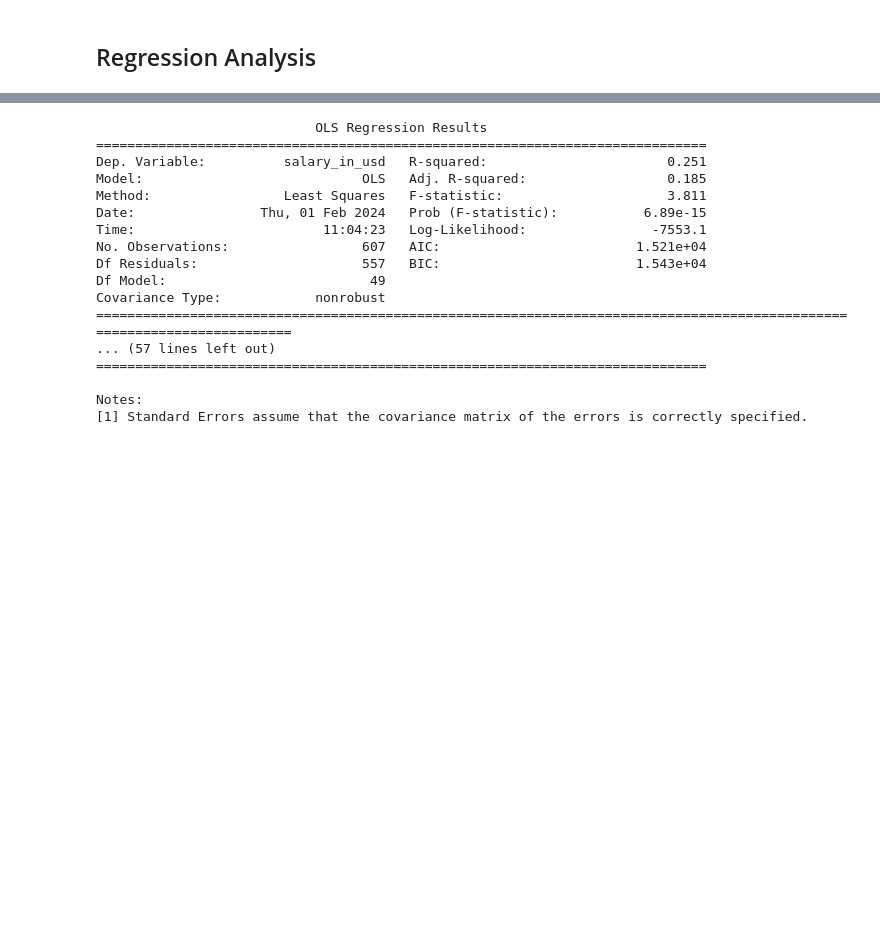
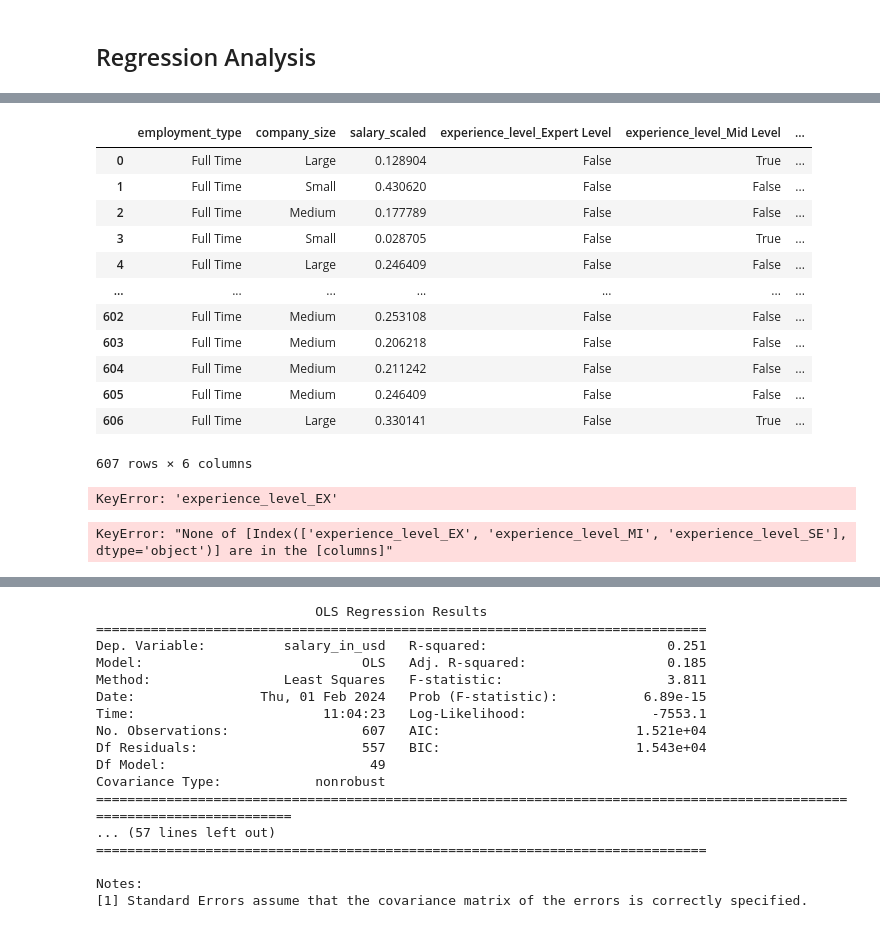
Before and after one commit to ed-gar-k/Phase-2-project, a Jupyter notebook: Untitled.ipynb, the cells around one changed output, grey strips where cells are left out. Drawn from its saved outputs; the diff is of its cells as text; code cells hidden in the pictures; blank space fills up the shorter version.

```diff
--- a/Untitled.ipynb
+++ b/Untitled.ipynb
@@ -839,0 +851,15 @@ p-value is close to zero 2.308399e+12.
+# %%
+columns_to_drop = ['work_year', 'job_title', 'salary', 'salary_currency', 'employee_residence', 'remote_ratio', 'company_location']
+ds_c = data.drop(columns=columns_to_drop)
+
+ds_c.head(10)
+
+def min_max_scaling(value, min_value, max_value):
+    return (value - min_value) / (max_value - min_value)
+
+salary_min = ds_c['salary_in_usd'].min()
+salary_max = ds_c['salary_in_usd'].max()
+
+ds_c['salary_scaled'] = ds_c['salary_in_usd'].apply(lambda x: min_max_scaling(x, salary_min, salary_max))
+
+ds_c.head(10)
@@ -839,0 +908,5 @@ p-value is close to zero 2.308399e+12.
+# %%
+new = data.copy()
+columns_to_drop = ['work_year', 'job_title', 'salary', 'salary_currency', 'employee_residence', 'remote_ratio', 'company_location']
+ds_c = new.drop(columns=columns_to_drop)
+ds_c.head()
@@ -839,0 +920,10 @@ p-value is close to zero 2.308399e+12.
+# %%
+def min_max_scaling(value, min_value, max_value):
+    return (value - min_value) / (max_value - min_value)
+
+salary_min = ds_c['salary_in_usd'].min()
+salary_max = ds_c['salary_in_usd'].max()
+
+ds_c['salary_scaled'] = ds_c['salary_in_usd'].apply(lambda x: min_max_scaling(x, salary_min, salary_max))
+
+ds_c.head(10)
@@ -839,0 +942,4 @@ p-value is close to zero 2.308399e+12.
+# %%
+columns_to_drop = ['salary_in_usd']
+ds_r = ds_c.drop(columns=columns_to_drop)
+ds_r
@@ -839,0 +960,42 @@ p-value is close to zero 2.308399e+12.
+# %%
+ds_r['experience_level'] = ds_r['experience_level'].astype('category')
+ds_r['employment_type'] = ds_r['employment_type'].astype('category')
+ds_r['company_size'] = ds_r['company_size'].astype('category')
+
+
+ds_e = pd.get_dummies(ds_r, columns=['experience_level'], drop_first=True)
+ds_e
+# %% [output]
+|  | employment_type | company_size | salary_scaled | experience_level_Expert Level | experience_level_Mid Level | ... |
+| 0 | Full Time | Large | 0.128904 | False | True | ... |
+| 1 | Full Time | Small | 0.430620 | False | False | ... |
+| 2 | Full Time | Medium | 0.177789 | False | False | ... |
+| 3 | Full Time | Small | 0.028705 | False | True | ... |
+| 4 | Full Time | Large | 0.246409 | False | False | ... |
+| ... | ... | ... | ... | ... | ... | ... |
+| 602 | Full Time | Medium | 0.253108 | False | False | ... |
+| 603 | Full Time | Medium | 0.206218 | False | False | ... |
+| 604 | Full Time | Medium | 0.211242 | False | False | ... |
+| 605 | Full Time | Medium | 0.246409 | False | False | ... |
+| 606 | Full Time | Large | 0.330141 | False | True | ... |
+607 rows × 6 columns
+# %%
+columns_to_convert = ['experience_level_EX', 'experience_level_MI', 'experience_level_SE']
+
+# Loop through the columns and convert 0 to False and 1 to True
+for col in columns_to_convert:
+    ds_e[col] = ds_e[col].astype(int)
+ds_e
+# %% [output]
+KeyError: 'experience_level_EX'
+# %%
+X1= ds_e[['experience_level_EX', 'experience_level_MI', 'experience_level_SE']]
+y1 = ds_e['salary_scaled']
+
+predictors1 = sm.add_constant(X1)
+
+model1 = sm.OLS(y1, predictors1).fit()
+
+model1.summary()
+# %% [output]
+KeyError: "None of [Index(['experience_level_EX', 'experience_level_MI', 'experience_level_SE'], dtype='object')] are in the [columns]"
```
Also changed, not shown: parts of 13 cells of this notebook.
